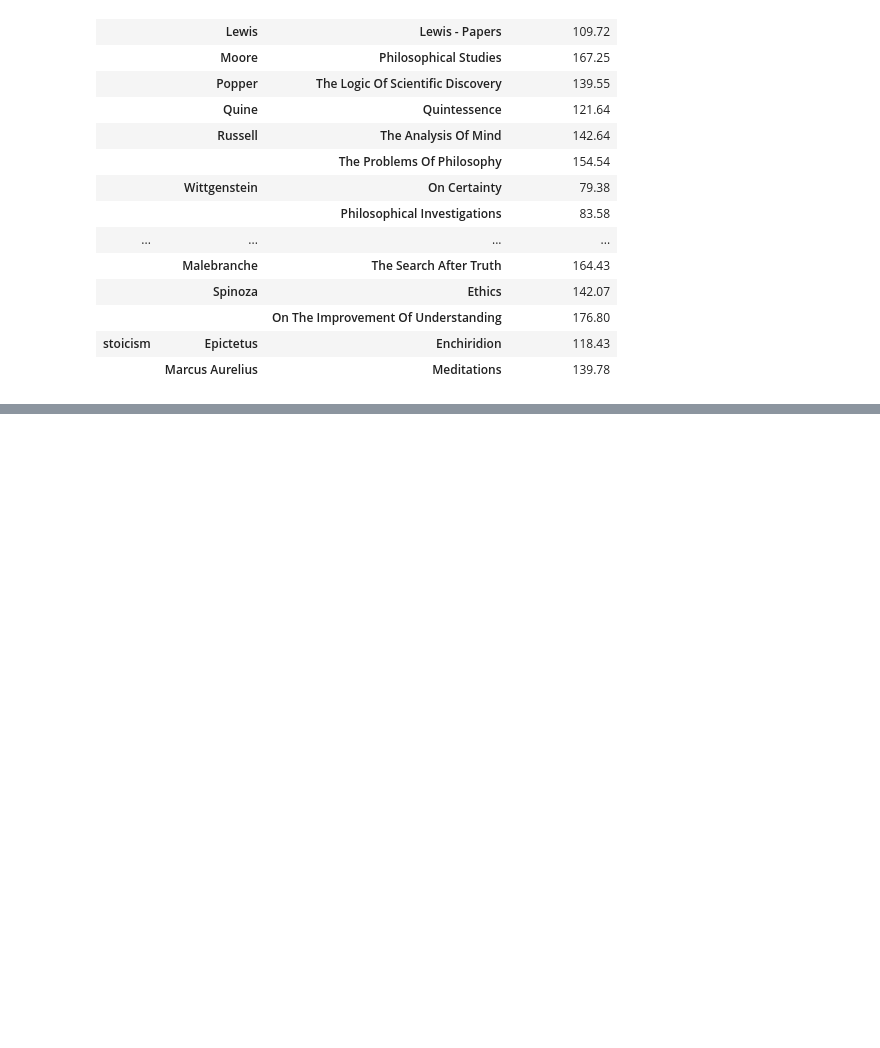
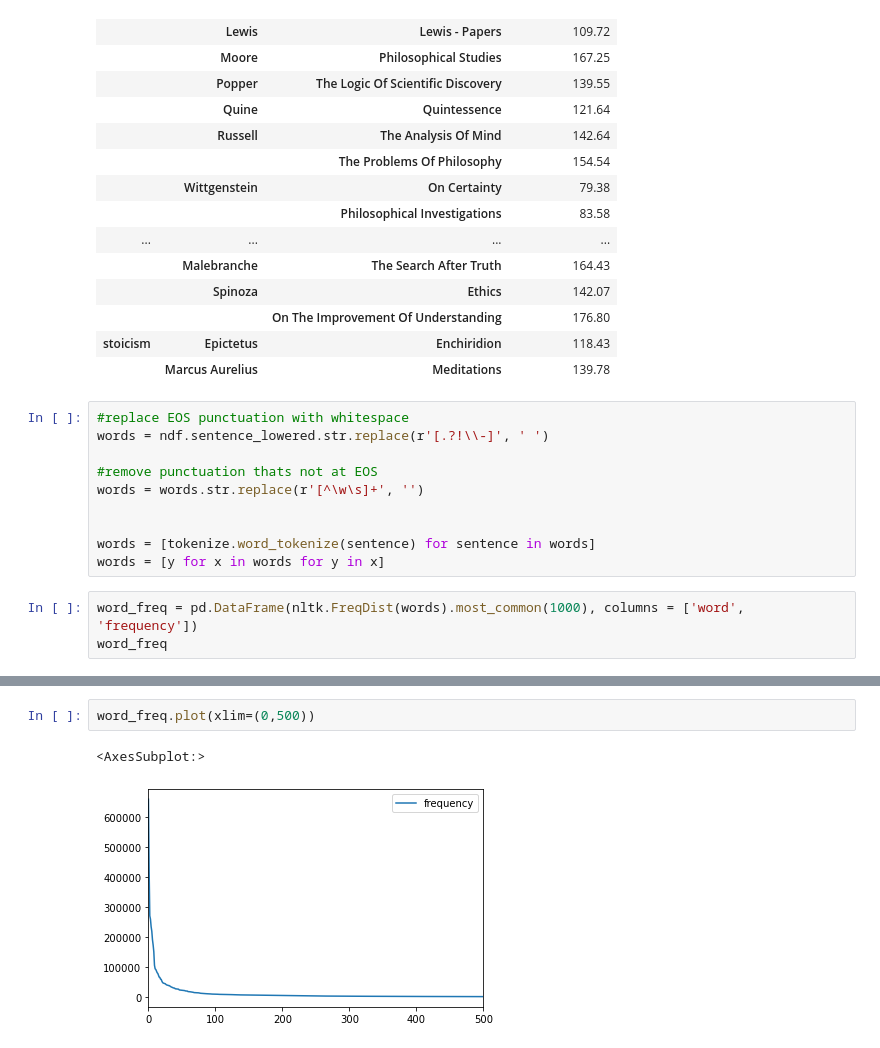
Before and after one commit to jacobacollins/History-of-Philosophy, a Jupyter notebook: Clustering-Model.ipynb, the cells around one changed output, grey strips where cells are left out. Cells and saved outputs as stored; diff of their text form; blank space fills up the shorter version.

Commit message:
More EDA
tokenized data and started looking at vocab distribution

Will possibly spend time on data augmentation before moving on to training

```diff
--- a/Clustering-Model.ipynb
+++ b/Clustering-Model.ipynb
@@ -103,3 +105,16 @@ pd.DataFrame(ndf.groupby(by=['school','author','title']).sentence_length.mean().
 |  |  | On The Improvement Of Understanding | 176.80 |
 | stoicism | Epictetus | Enchiridion | 118.43 |
 |  | Marcus Aurelius | Meditations | 139.78 |
+# %%
+#replace EOS punctuation with whitespace
+words = ndf.sentence_lowered.str.replace(r'[.?!\\-]', ' ')
+
+#remove punctuation thats not at EOS
+words = words.str.replace(r'[^\w\s]+', '')
+
+
+words = [tokenize.word_tokenize(sentence) for sentence in words]
+words = [y for x in words for y in x]
+# %%
+word_freq = pd.DataFrame(nltk.FreqDist(words).most_common(1000), columns = ['word', 'frequency'])
+word_freq
@@ -105,0 +135,5 @@ pd.DataFrame(ndf.groupby(by=['school','author','title']).sentence_length.mean().
+# %%
+word_freq.plot(xlim=(0,500))
+# %% [output]
+<AxesSubplot:>
+[figure, added]
```
Also changed, not shown: parts of 2 cells of this notebook.
